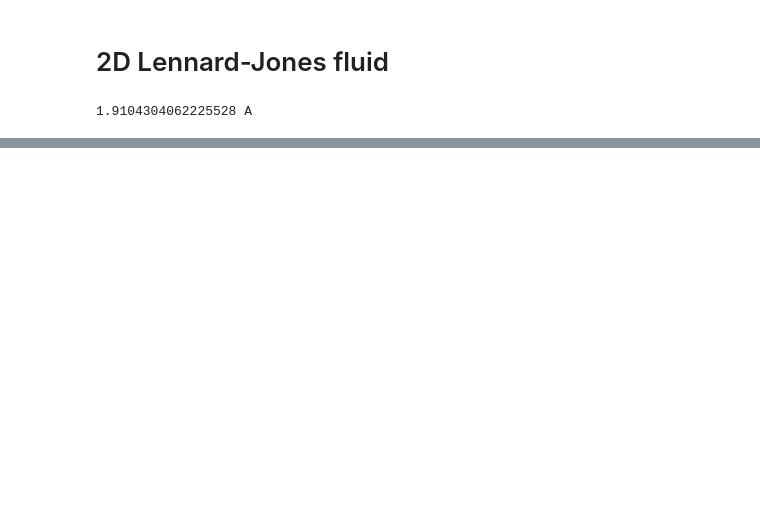
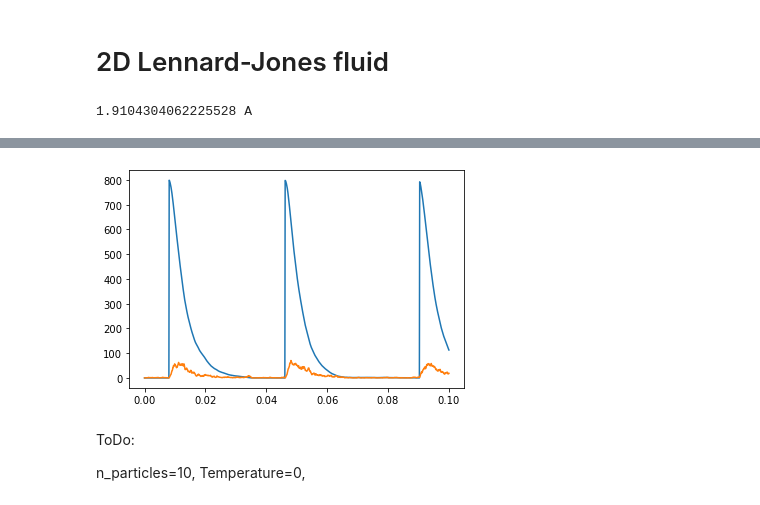
Before and after one commit to uibcdf/Molecular-Systems, a Jupyter notebook: docs/contents/lennard_jones_fluid/2D_LJ_fluid.ipynb, the cells around one changed output, grey strips where cells are left out. Saved outputs shown, nothing was run; the diff lists cells and outputs as text; code cells hidden in the pictures; blank space fills up the shorter version.

```diff
--- a/docs/contents/lennard_jones_fluid/2D_LJ_fluid.ipynb
+++ b/docs/contents/lennard_jones_fluid/2D_LJ_fluid.ipynb
@@ -92,0 +152,23 @@ _ = system.addForce(non_bonded_force)
+# %%
+production_n_steps = int(production_time/integration_timestep)
+saving_n_steps = int(saving_time/integration_timestep)
+n_saving_periods = int(production_n_steps/saving_n_steps)
+
+time = np.zeros([n_saving_periods+1]) * unit.nanoseconds
+trajectory = np.zeros([n_saving_periods+1, n_particles, 3]) * unit.angstroms
+potential_energy = np.zeros([n_saving_periods+1]) * unit.kilocalories_per_mole
+kinetic_energy = np.zeros([n_saving_periods+1]) * unit.kilocalories_per_mole
+
+state = context.getState(getPositions=True, getEnergy=True, enforcePeriodicBox = False)
+time[0] = state.getTime()
+trajectory[0,:,:] = state.getPositions(asNumpy=True)
+potential_energy[0] = state.getPotentialEnergy()
+kinetic_energy[0] = state.getKineticEnergy()
+for ii in tqdm(range(1,n_saving_periods+1)):
+    integrator.step(saving_n_steps)
+    #remove enforcePeriodicBox to get unwrapped trajectories
+    state = context.getState(getPositions=True, getEnergy=True, enforcePeriodicBox = False)
+    time[ii] = state.getTime()
+    trajectory[ii,:,:] = state.getPositions(asNumpy=True)
+    potential_energy[ii] = state.getPotentialEnergy()
+    kinetic_energy[ii] = state.getKineticEnergy()
@@ -92,0 +180,6 @@ _ = system.addForce(non_bonded_force)
+# %%
+plt.plot(time, potential_energy)
+plt.plot(time, kinetic_energy)
+plt.show()
+# %% [output]
+[figure, added]
@@ -92,0 +232,4 @@ _ = system.addForce(non_bonded_force)
+# %% [markdown]
+ToDo:
+
+n_particles=10, Temperature=0,
```
Also changed, not shown: parts of 24 cells of this notebook, 4 other files.
